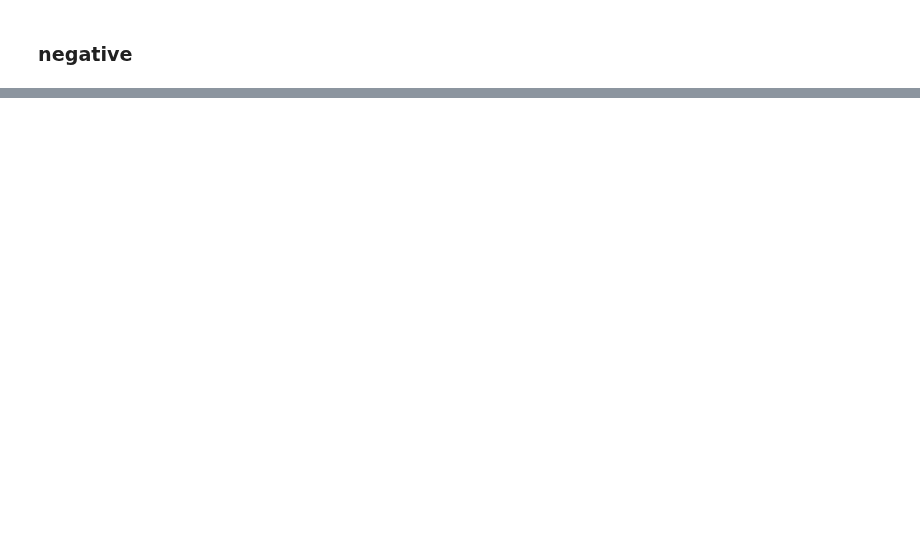
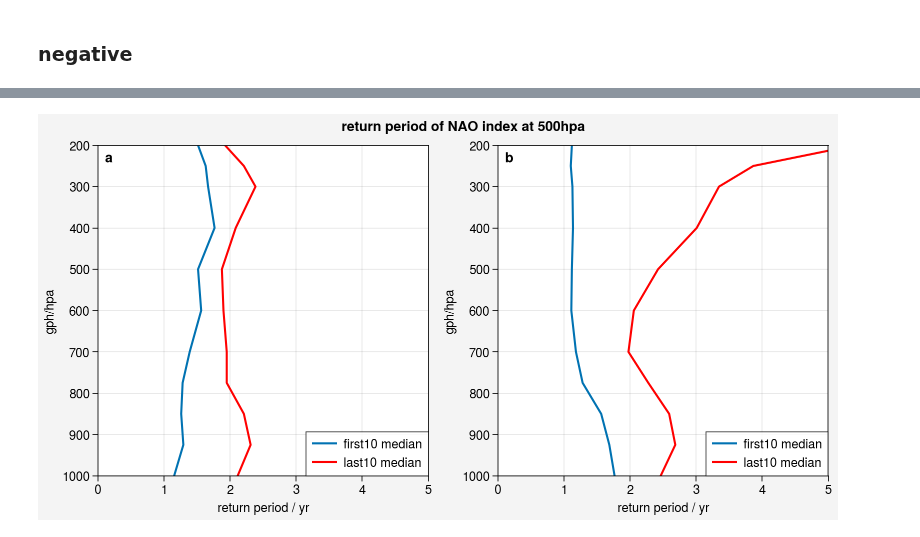
Before and after one commit to liuquan18/Teleconnection, a Jupyter notebook: scripts/EVT/same_distribution_diff_periods.ipynb, the cells around one changed output, grey strips where cells are left out. Cells and saved outputs as stored; diff of their text form; code cells hidden in the pictures; blank space fills up the shorter version.

```diff
--- a/scripts/EVT/same_distribution_diff_periods.ipynb
+++ b/scripts/EVT/same_distribution_diff_periods.ipynb
@@ -152,0 +240,38 @@ ax.set_xlim(0,10)
+# %%
+NAO_pos,NAO_neg = vertical_return_period(index,'NAO')
+EA_pos,EA_neg = vertical_return_period(index,'EA')
+# %%
+def plot_vertical_return_period(pos,neg,mode):
+    fig, axes = pplt.subplots(nrows = 1,ncols = 2, figwidth=8, span=False,share = False)
+
+    axes.format(
+        abc = 'a',
+        abcloc = 'ul',
+        xlim = (0,5),
+        xminorlocator = 'null',
+        yminorlocator = 'null',
+        suptitle = f"return period of {mode} index at 500hpa",
+        xlabel = "return period / yr",
+        ylabel = "gph/hpa",
+        ylim = (1000,200)
+    )
+
+
+    y = index.hlayers.values/100
+    axes[0].plot(pos[:,0],y,label = 'first10 median')
+
+    axes[0].plot(pos[:,1],y,color = 'r',label = 'last10 median')
+
+
+    axes[1].plot(neg[:,0],y,label = 'first10 median')
+    axes[1].plot(neg[:,1],y,color = 'r',label = 'last10 median')
+
+    axes[1].set_xlim(0,5)
+    axes[0].set_xlim(0,5)
+
+    axes[0].legend(loc = 'lr',ncols = 1)
+    axes[1].legend(loc = 'lr',ncols = 1)
+# %%
+plot_vertical_return_period(NAO_pos,NAO_neg,'NAO')
+# %% [output]
+[figure, added]
```
Also changed, not shown: parts of 36 cells of this notebook.
